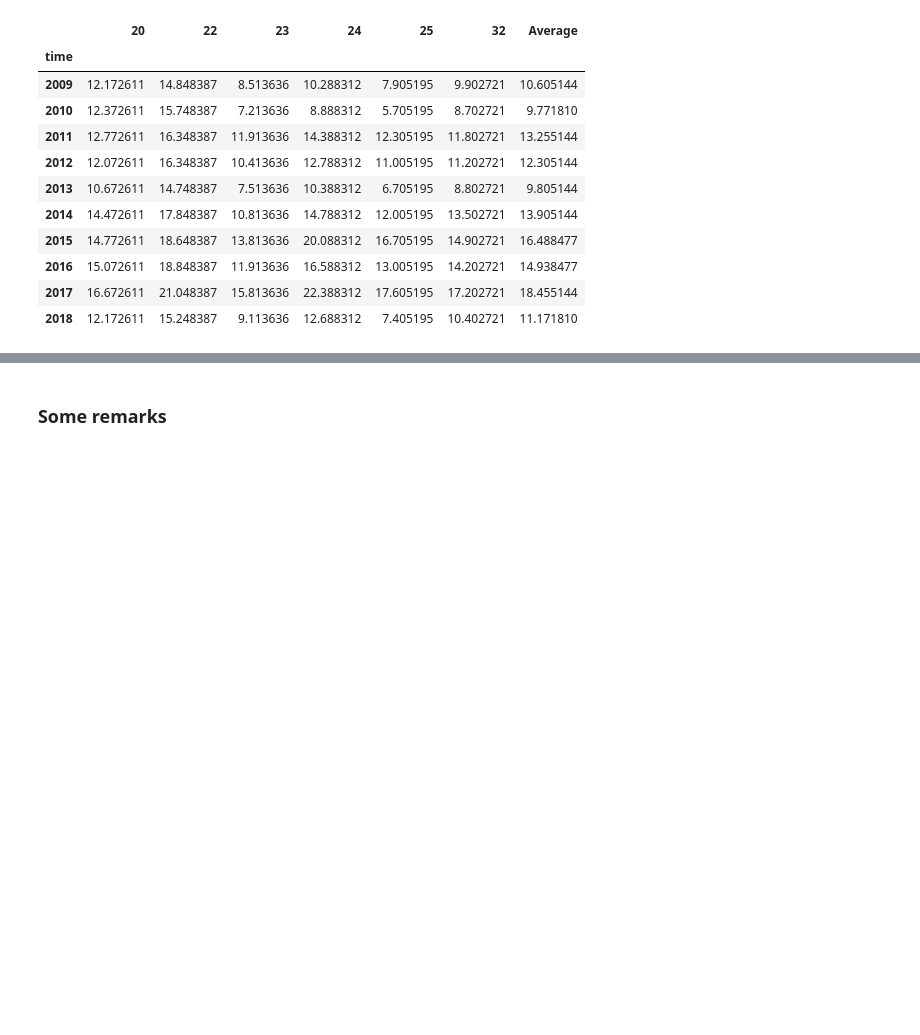
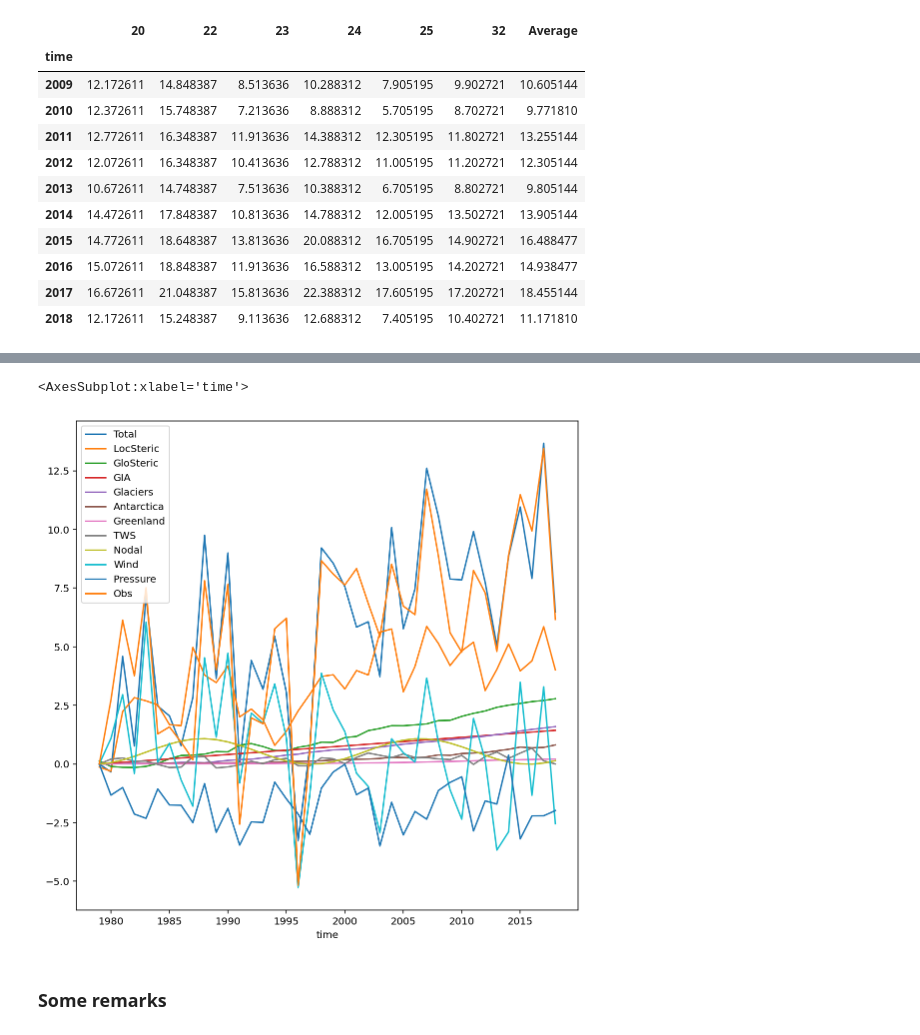
Before and after one commit to Jacobiaan/SLBudget, a Jupyter notebook: notebooks/Budget.ipynb, the cells around one changed output, grey strips where cells are left out. Drawn from its saved outputs; the diff is of its cells as text; code cells hidden in the pictures; blank space fills up the shorter version.

```diff
--- a/notebooks/Budget.ipynb
+++ b/notebooks/Budget.ipynb
@@ -118,3 +174,8 @@ fig, ax = slc.plot_budget(tg_sel, slmean_df)
+# %%
+slmean_df.plot(figsize=(9,9) )
+# %% [output]
+<AxesSubplot:xlabel='time'>
+[figure, added]
 # %%
 budget_name = 'slbudget_'+strftime("%Y_%m_%d", gmtime())+'_'+tg_sel+'_'+str(slmean_df.index[0])+'_'+str(slmean_df.index[-1])+'_'+opt_wind_ibe[1]+''
 
```
Also changed, not shown: parts of 4 cells of this notebook, 2 other files.
